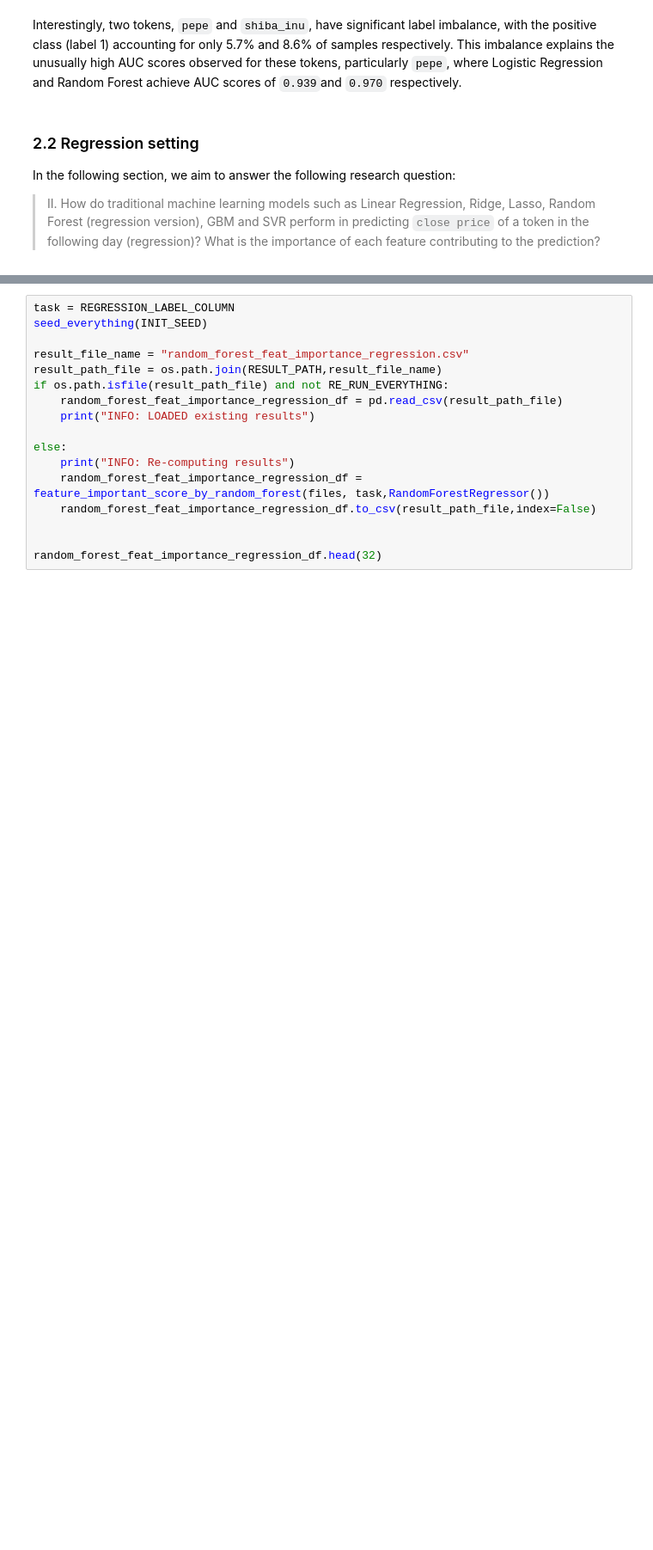
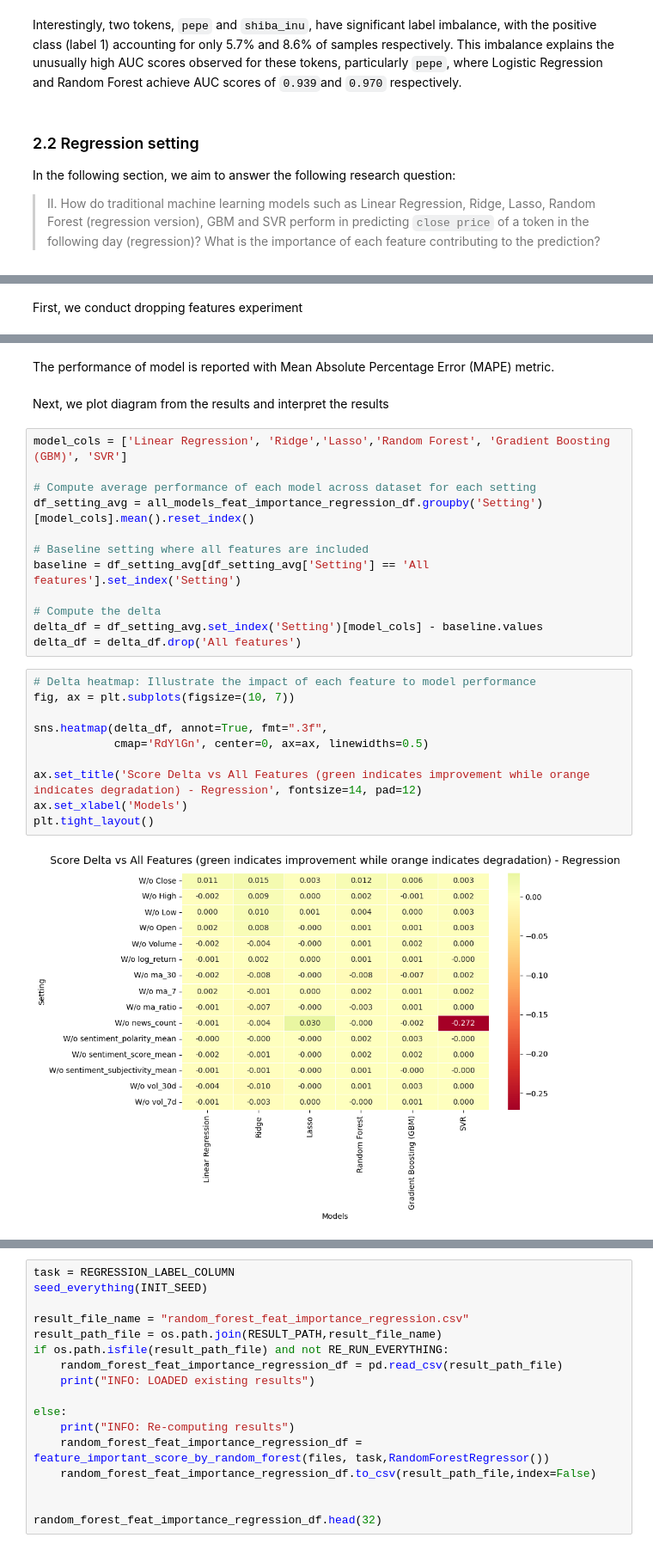
Before and after one commit to 18nghiado/DATA2010, a Jupyter notebook: experiments_feature_selection.ipynb, the cells around one changed output, grey strips where cells are left out. Shown at 86% size. Saved outputs shown, nothing was run; the diff lists cells and outputs as text; blank space fills up the shorter version.

```diff
--- a/experiments_feature_selection.ipynb
+++ b/experiments_feature_selection.ipynb
@@ -575,3 +580,5 @@ In the following section, we aim to answer the following research question:
+# %% [markdown]
+First, we conduct dropping features experiment
 # %%
 
 from sklearn.exceptions import ConvergenceWarning
@@ -611,3 +618,31 @@ INFO: LOADED existing results
 | 57 | 0.157892 | 0.182181 | 0.154710 | 0.423775 | 0.290733 | 0.621792 | W/o Close | bitcoin_cash.csv |
 | 58 | 0.175083 | 0.225716 | 0.920776 | 0.221141 | 0.205795 | 0.783981 | W/o Close | cardano.csv |
 | 59 | 0.202562 | 0.225246 | 0.250009 | 0.213648 | 0.244932 | 0.573930 | W/o Close | chainlink.csv |
+# %% [markdown]
+The performance of model is reported with Mean Absolute Percentage Error (MAPE) metric.
+# %% [markdown]
+Next, we plot diagram from the results and interpret the results
+# %%
+model_cols = ['Linear Regression', 'Ridge','Lasso','Random Forest', 'Gradient Boosting (GBM)', 'SVR']
+
+# Compute average performance of each model across dataset for each setting
+df_setting_avg = all_models_feat_importance_regression_df.groupby('Setting')[model_cols].mean().reset_index()
+
+# Baseline setting where all features are included
+baseline = df_setting_avg[df_setting_avg['Setting'] == 'All features'].set_index('Setting')
+
+# Compute the delta
+delta_df = df_setting_avg.set_index('Setting')[model_cols] - baseline.values
+delta_df = delta_df.drop('All features')
+# %%
+# Delta heatmap: Illustrate the impact of each feature to model performance
+fig, ax = plt.subplots(figsize=(10, 7))
+
+sns.heatmap(delta_df, annot=True, fmt=".3f",
+            cmap='RdYlGn', center=0, ax=ax, linewidths=0.5)
+
+ax.set_title('Score Delta vs All Features (green indicates improvement while orange indicates degradation) - Regression', fontsize=14, pad=12)
+ax.set_xlabel('Models')
+plt.tight_layout()
+# %% [output]
+[figure, added]
```
Also changed, not shown: parts of 19 cells of this notebook, 1 other file.
